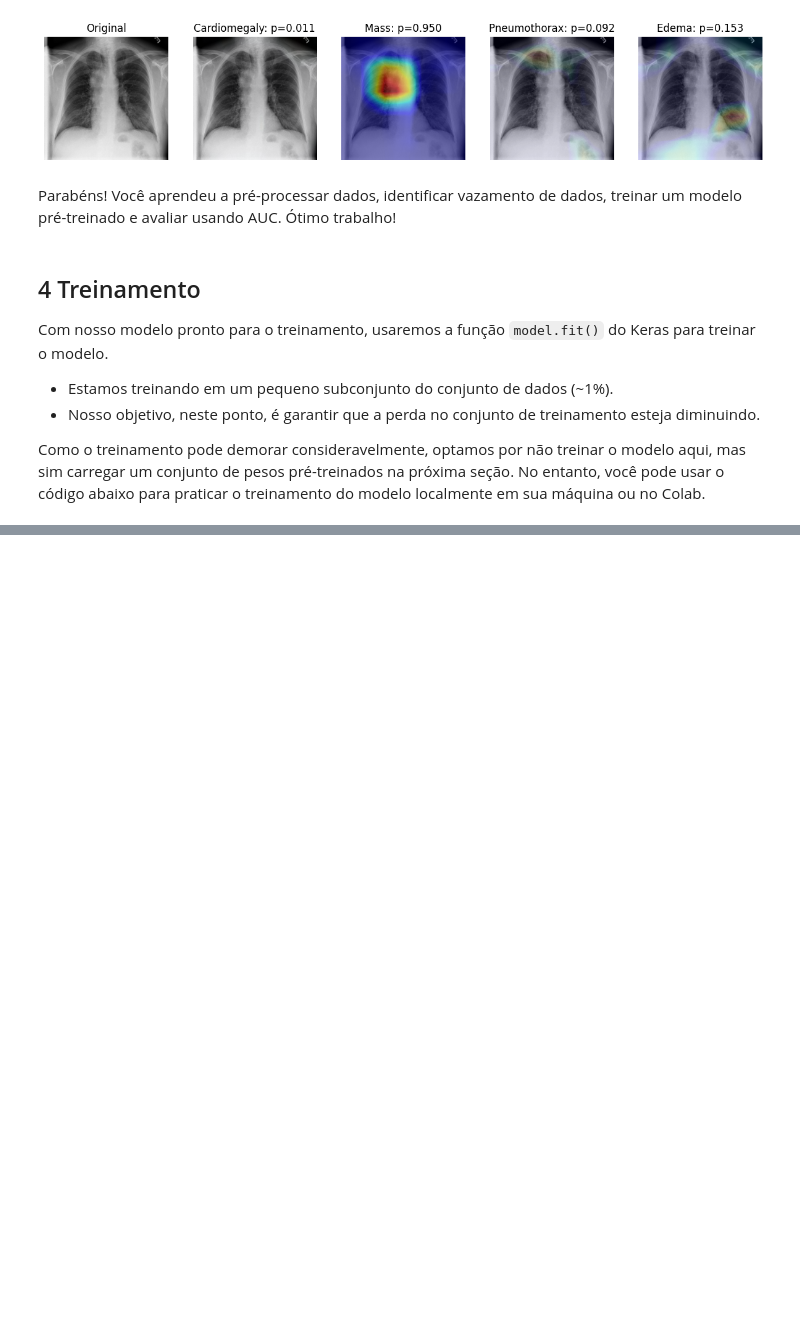
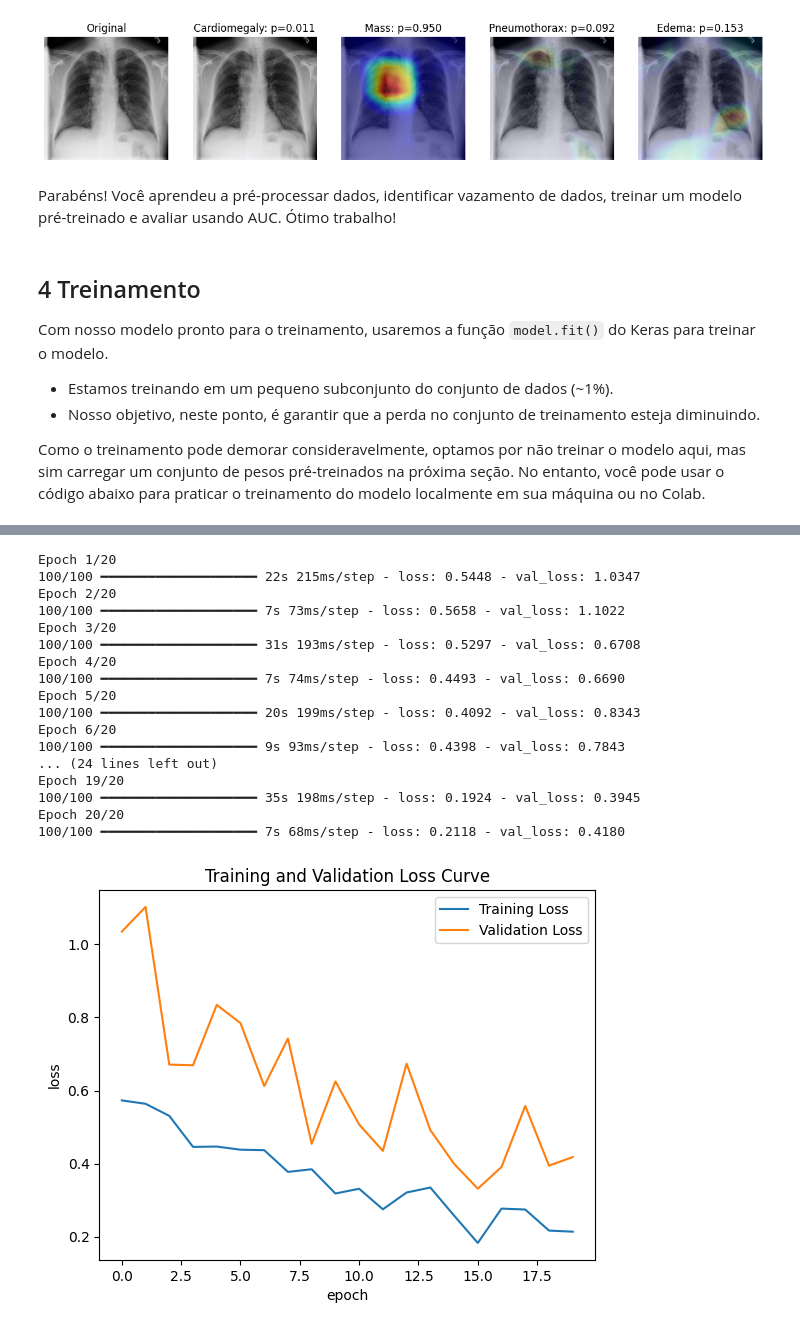
Before and after one commit to juliogdomingues/jmr2025, a Jupyter notebook: JMR2025_CNN_Prática.ipynb, the cells around one changed output, grey strips where cells are left out. Saved outputs shown, nothing was run; the diff lists cells and outputs as text; code cells hidden in the pictures; blank space fills up the shorter version.

```diff
--- a/JMR2025_CNN_Prática.ipynb
+++ b/JMR2025_CNN_Prática.ipynb
@@ -866,0 +874,47 @@ Epoch 1/3
+# %%
+# prompt: adapte minha celula anterior, coloque early stopping e plote a curva de validacao
+
+import matplotlib.pyplot as plt
+from tensorflow.keras.callbacks import EarlyStopping
+
+# Define the Early Stopping callback
+# monitor: metric to monitor ('val_loss' is common)
+# patience: number of epochs with no improvement after which training will be stopped
+# restore_best_weights: whether to restore model weights from the epoch with the best value of the monitored metric
+early_stopping = EarlyStopping(monitor='val_loss', patience=5, restore_best_weights=True)
+
+# Train the model with Early Stopping
+history = model.fit(train_generator,
+                               validation_data=valid_generator,
+                               steps_per_epoch=100,
+                               validation_steps=25,
+                               epochs = 20, # Set a reasonably high number of epochs, EarlyStopping will stop training early if needed
+                               callbacks=[early_stopping]) # Add the EarlyStopping callback
+
+# Plot the training and validation loss curves
+plt.plot(history.history['loss'], label='Training Loss')
+plt.plot(history.history['val_loss'], label='Validation Loss') # Plot validation loss
+plt.ylabel("loss")
+plt.xlabel("epoch")
+plt.title("Training and Validation Loss Curve")
+plt.legend() # Add a legend to distinguish the curves
+plt.show()
+# %% [output]
+Epoch 1/20
+100/100 ━━━━━━━━━━━━━━━━━━━━ 22s 215ms/step - loss: 0.5448 - val_loss: 1.0347
+Epoch 2/20
+100/100 ━━━━━━━━━━━━━━━━━━━━ 7s 73ms/step - loss: 0.5658 - val_loss: 1.1022
+Epoch 3/20
+100/100 ━━━━━━━━━━━━━━━━━━━━ 31s 193ms/step - loss: 0.5297 - val_loss: 0.6708
+Epoch 4/20
+100/100 ━━━━━━━━━━━━━━━━━━━━ 7s 74ms/step - loss: 0.4493 - val_loss: 0.6690
+Epoch 5/20
+100/100 ━━━━━━━━━━━━━━━━━━━━ 20s 199ms/step - loss: 0.4092 - val_loss: 0.8343
+Epoch 6/20
+100/100 ━━━━━━━━━━━━━━━━━━━━ 9s 93ms/step - loss: 0.4398 - val_loss: 0.7843
+... (24 lines left out)
+Epoch 19/20
+100/100 ━━━━━━━━━━━━━━━━━━━━ 35s 198ms/step - loss: 0.1924 - val_loss: 0.3945
+Epoch 20/20
+100/100 ━━━━━━━━━━━━━━━━━━━━ 7s 68ms/step - loss: 0.2118 - val_loss: 0.4180
+[figure, added]
```
Also changed, not shown: parts of 1 cell of this notebook.
